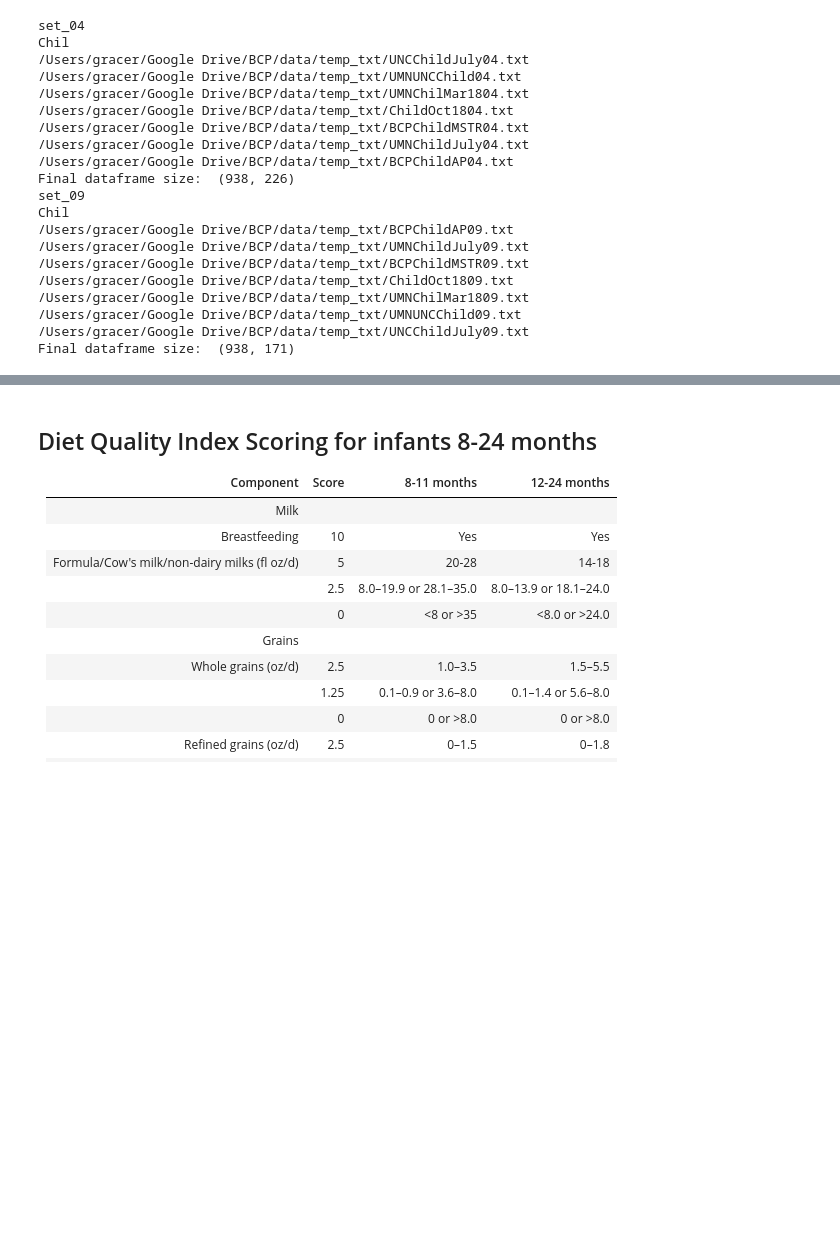
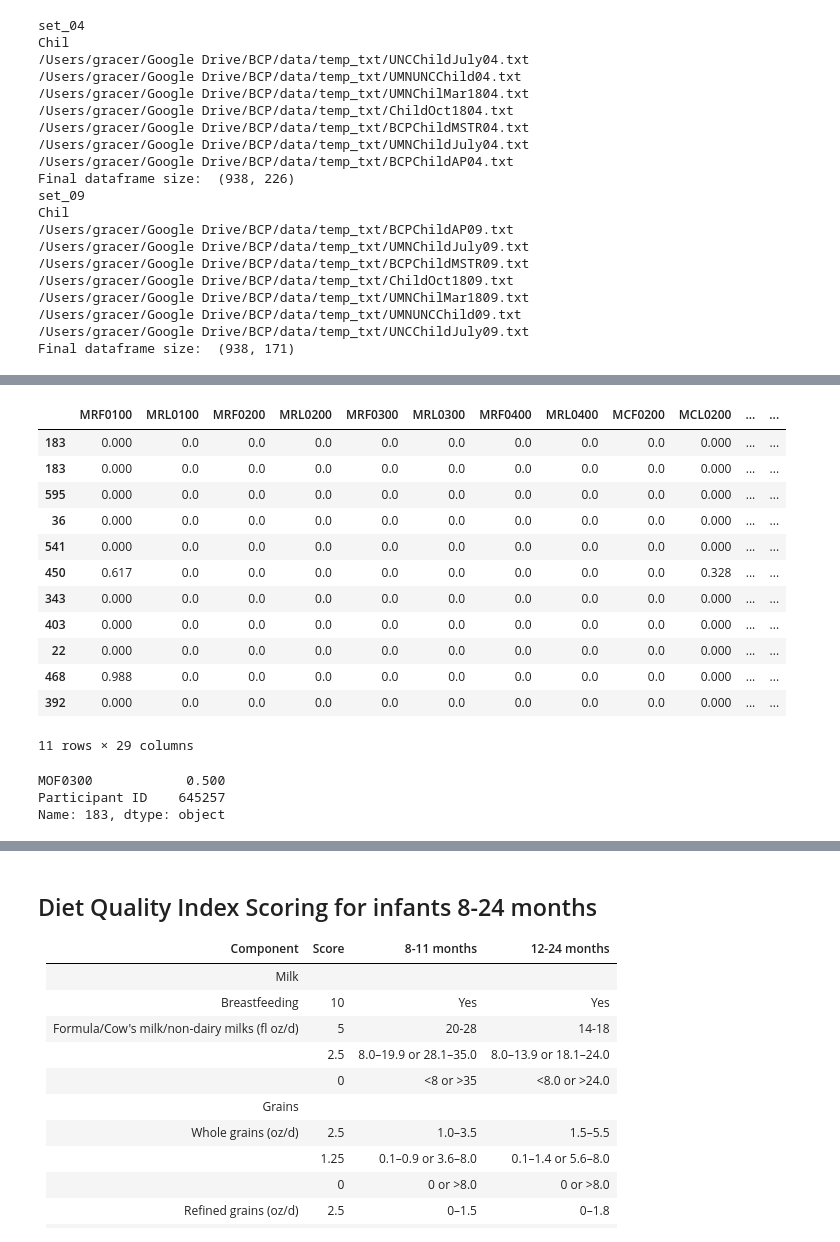
Before and after one commit to niblunc/BCP, a Jupyter notebook: HEI/DQI/Child check.ipynb, the cells around one changed output, grey strips where cells are left out. Cells and saved outputs as stored; diff of their text form; code cells hidden in the pictures; blank space fills up the shorter version.

```diff
--- a/HEI/DQI/Child check.ipynb
+++ b/HEI/DQI/Child check.ipynb
@@ -435,0 +474,4 @@ data_dict['set_09'][['FRU0100','FRU0200']]
+# %%
+for key, values in hei_ped_dict['hei'].items():
+    print(key)
+    df[key]=df[values].astype('float32').sum(axis=1)
@@ -435,0 +498,7 @@ data_dict['set_09'][['FRU0100','FRU0200']]
+# %%
+frames=[]
+for key, values in hei_ped_dict['hei'].items():
+    frames.append(df.loc[df[[key]].idxmax()])
+
+result = pd.concat(frames)
+result['max value'] = list(hei_ped_dict['hei'].keys())
@@ -435,0 +534,4 @@ data_dict['set_09'][['FRU0100','FRU0200']]
+# %%
+for key, values in hei_ped_dict['HEI'].items():
+    print(key)
+    df[key]=df[values].astype('float32').sum(axis=1)
@@ -435,0 +580,7 @@ data_dict['set_09'][['FRU0100','FRU0200']]
+# %%
+frames=[]
+for key, values in hei_ped_dict['HEI'].items():
+    frames.append(df.loc[df[[key]].idxmax()])
+
+result2 = pd.concat(frames)
+result2['max value'] = list(hei_ped_dict['HEI'].keys())
@@ -435,0 +602,22 @@ data_dict['set_09'][['FRU0100','FRU0200']]
+# %%
+result2[hei_ped_dict['hei']['hei_proteins']+['Participant ID']+['max value']]
+# %% [output]
+|  | MRF0100 | MRL0100 | MRF0200 | MRL0200 | MRF0300 | MRL0300 | MRF0400 | MRL0400 | MCF0200 | MCL0200 | ... | ... |
+| 183 | 0.000 | 0.0 | 0.0 | 0.0 | 0.0 | 0.0 | 0.0 | 0.0 | 0.0 | 0.000 | ... | ... |
+| 183 | 0.000 | 0.0 | 0.0 | 0.0 | 0.0 | 0.0 | 0.0 | 0.0 | 0.0 | 0.000 | ... | ... |
+| 595 | 0.000 | 0.0 | 0.0 | 0.0 | 0.0 | 0.0 | 0.0 | 0.0 | 0.0 | 0.000 | ... | ... |
+| 36 | 0.000 | 0.0 | 0.0 | 0.0 | 0.0 | 0.0 | 0.0 | 0.0 | 0.0 | 0.000 | ... | ... |
+| 541 | 0.000 | 0.0 | 0.0 | 0.0 | 0.0 | 0.0 | 0.0 | 0.0 | 0.0 | 0.000 | ... | ... |
+| 450 | 0.617 | 0.0 | 0.0 | 0.0 | 0.0 | 0.0 | 0.0 | 0.0 | 0.0 | 0.328 | ... | ... |
+| 343 | 0.000 | 0.0 | 0.0 | 0.0 | 0.0 | 0.0 | 0.0 | 0.0 | 0.0 | 0.000 | ... | ... |
+| 403 | 0.000 | 0.0 | 0.0 | 0.0 | 0.0 | 0.0 | 0.0 | 0.0 | 0.0 | 0.000 | ... | ... |
+| 22 | 0.000 | 0.0 | 0.0 | 0.0 | 0.0 | 0.0 | 0.0 | 0.0 | 0.0 | 0.000 | ... | ... |
+| 468 | 0.988 | 0.0 | 0.0 | 0.0 | 0.0 | 0.0 | 0.0 | 0.0 | 0.0 | 0.000 | ... | ... |
+| 392 | 0.000 | 0.0 | 0.0 | 0.0 | 0.0 | 0.0 | 0.0 | 0.0 | 0.0 | 0.000 | ... | ... |
+11 rows × 29 columns
+# %%
+data_dict['set_09'].loc[183][['MOF0300']+['Participant ID']]
+# %% [output]
+MOF0300            0.500
+Participant ID    645257
+Name: 183, dtype: object
```
Also changed, not shown: parts of 40 cells of this notebook.
